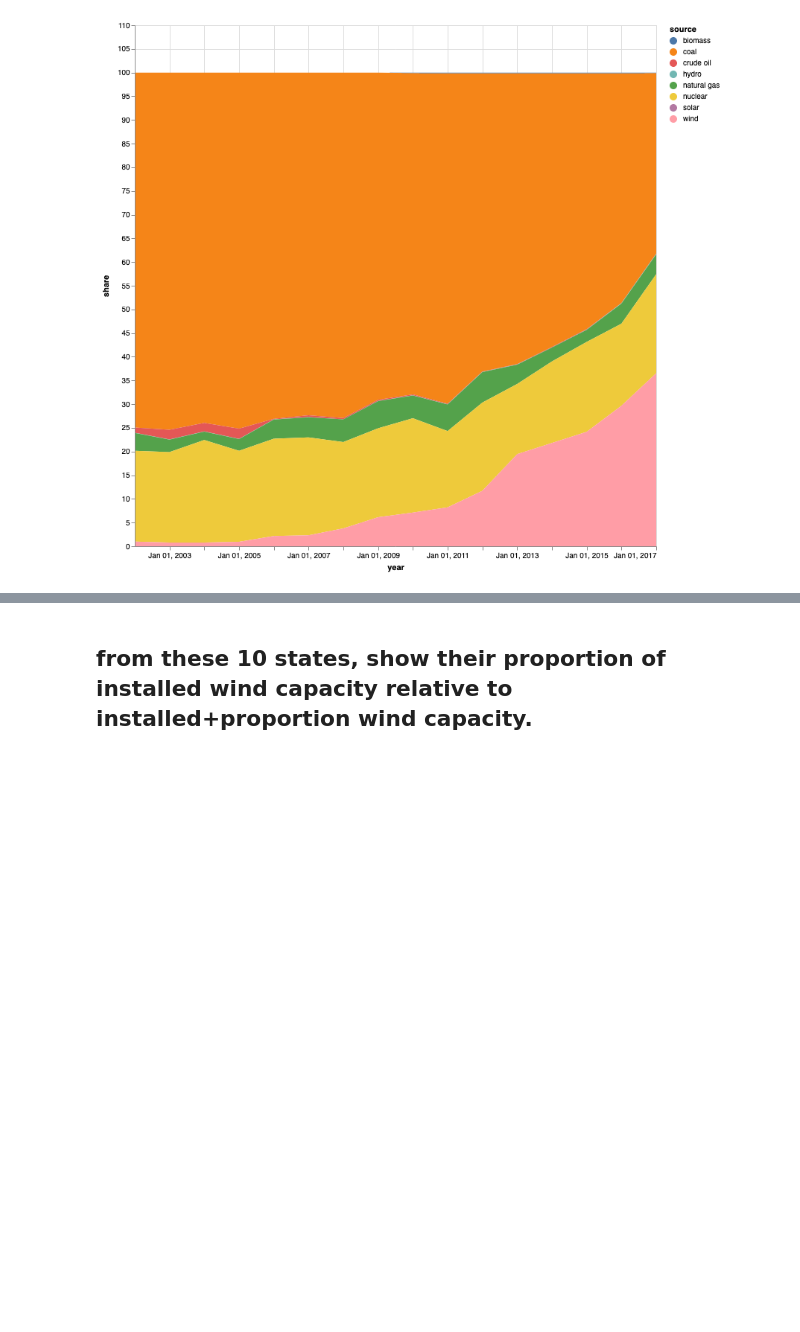
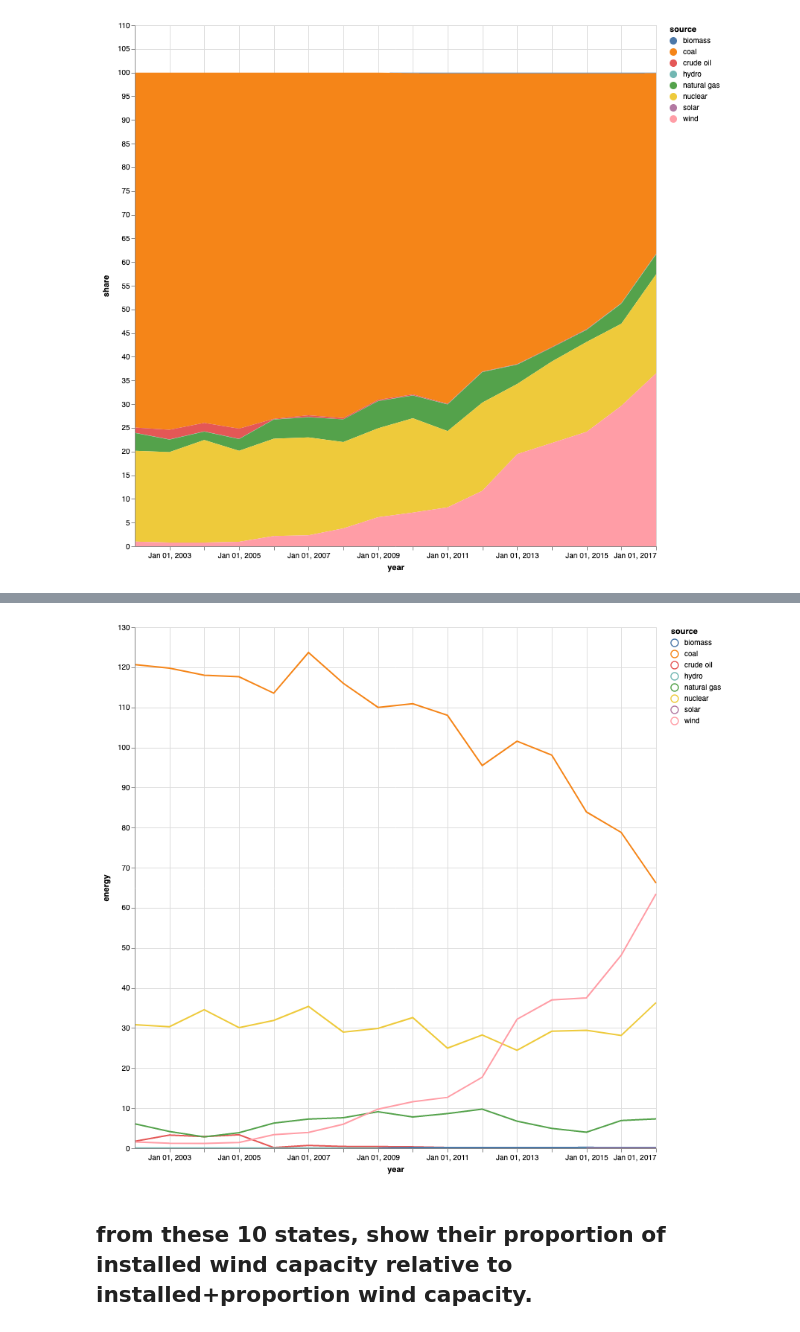
Before and after one commit to jonasoesch/energy-story, a Jupyter notebook: analysis/energy.ipynb, the cells around one changed output, grey strips where cells are left out. Cells and saved outputs as stored; diff of their text form; code cells hidden in the pictures; blank space fills up the shorter version.

```diff
--- a/analysis/energy.ipynb
+++ b/analysis/energy.ipynb
@@ -349,5 +349,7 @@ Axes({
 [interactive output not drawn]
 [figure]
 # %%
-h = g[(g.year > "01-01-2001") & (g.state == "KS")].drop(["state", "energy", "total"], axis=1).copy()
-h.share = h.share * 100
+h = g[(g.year > "01-01-2001") & (g.state == "KS")]
+hh = h.drop(["state", "energy", "total"], axis=1).copy()
+hh.share = hh.share * 100
+h.head()
@@ -361,5 +370,5 @@ MultiIndex(levels=[['biomass', 'coal', 'crude oil', 'hydro', 'natural gas', 'nuc
            labels=[[1, 1, 1, 1, 1, 1, 1, 1, 1, 1, 1, 1, 1, 1, 1, 1, 2, 2, 2, 2, 2, 2, 2, 2, 2, 2, 2, 2, 2, 2, 2, 2, 3, 3, 3, 3, 3, 3, 3, 3, 3, 3, 3, 3, 3, 3, 3, 3, 4, 4, 4, 4, 4, 4, 4, 4, 4, 4, 4, 4,  ...
            names=['source', 'year'])
 # %%
-hh = h.set_index(['source', 'year']).reindex(idx, fill_value=0).reset_index()
+ha = hh.set_index(['source', 'year']).reindex(idx, fill_value=0).reset_index()
 # %%
@@ -388,0 +422,20 @@ Axes({
+# %%
+Axes({
+    "mark": "line",
+    "encoding": {
+       "x": {
+           "field": "year",
+           "type": "temporal"
+       },
+        "y": {
+            "field": "energy",
+            "type": "quantitative",
+        },
+        "color": {
+            "field": "source"
+        }
+    },
+    "height": 700,
+    "width": 700
+}, h)
+# %% [output]
@@ -388,0 +443 @@ Axes({
+[figure, added]
```
Also changed, not shown: parts of 9 cells of this notebook, 9 other files.
